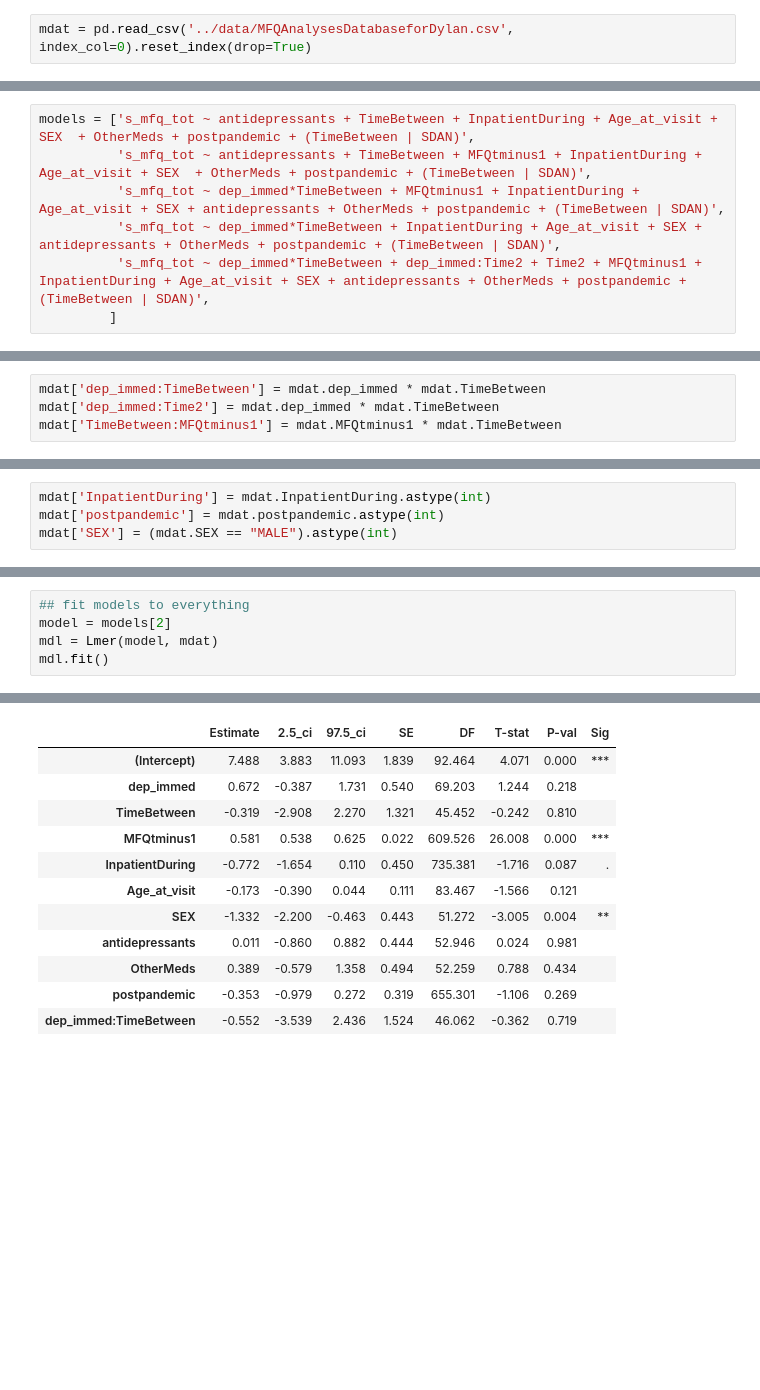
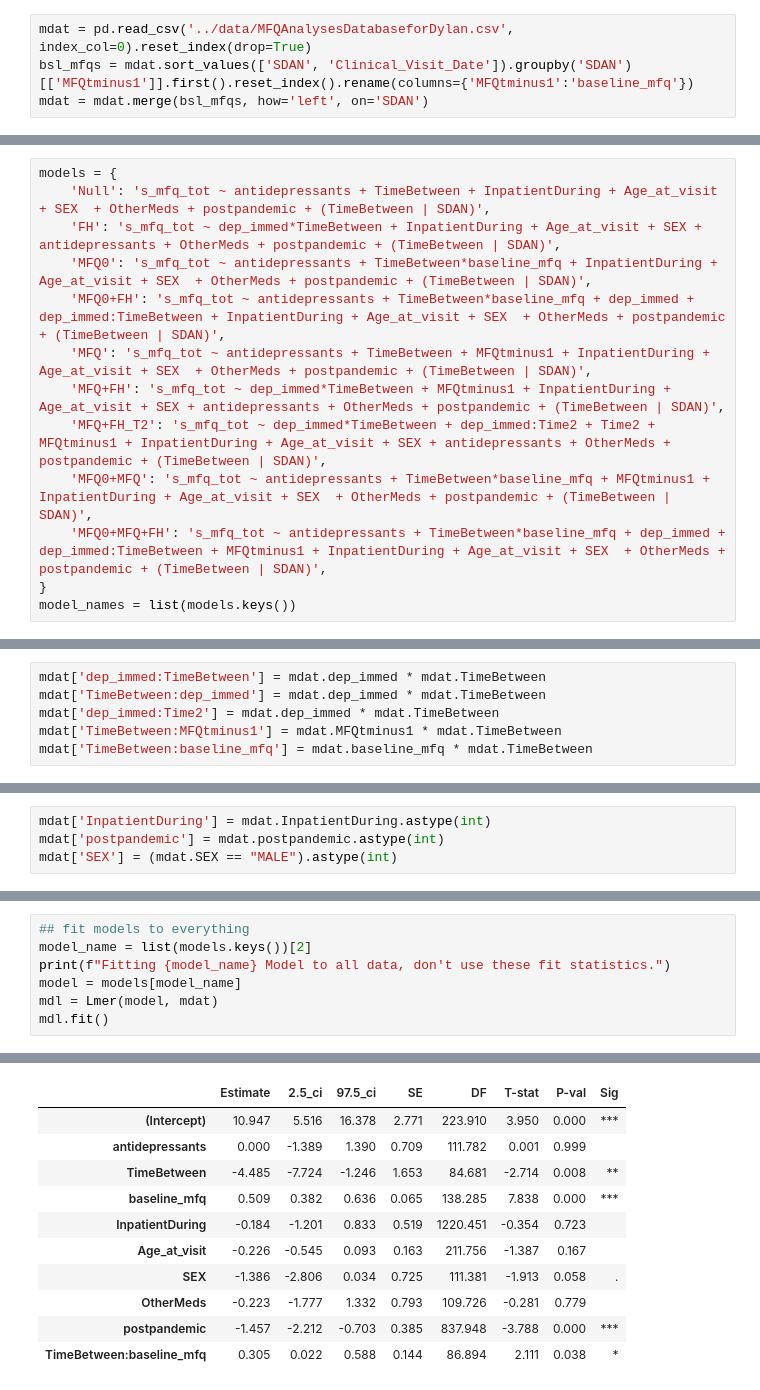
Before and after one commit to lisagorham/Family_History_Project, a Jupyter notebook: notebooks/get_cv_predictions.ipynb, the cells around one changed output, grey strips where cells are left out. Cells and saved outputs as stored; diff of their text form; blank space fills up the shorter version.

```diff
--- a/notebooks/get_cv_predictions.ipynb
+++ b/notebooks/get_cv_predictions.ipynb
@@ -269,13 +546,21 @@ Notes:
 # deal with mfq predictions
 # %%
 mdat = pd.read_csv('../data/MFQAnalysesDatabaseforDylan.csv', index_col=0).reset_index(drop=True)
+bsl_mfqs = mdat.sort_values(['SDAN', 'Clinical_Visit_Date']).groupby('SDAN')[['MFQtminus1']].first().reset_index().rename(columns={'MFQtminus1':'baseline_mfq'})
+mdat = mdat.merge(bsl_mfqs, how='left', on='SDAN')
 # %%
 mdat['TimeBetween'] = mdat.TimeBetween / 365
 mdat['Time2'] = mdat.TimeBetween ** 2
 # %%
-models = ['s_mfq_tot ~ antidepressants + TimeBetween + InpatientDuring + Age_at_visit + SEX  + OtherMeds + postpandemic + (TimeBetween | SDAN)',
-          's_mfq_tot ~ antidepressants + TimeBetween + MFQtminus1 + InpatientDuring + Age_at_visit + SEX  + OtherMeds + postpandemic + (TimeBetween | SDAN)',
-          's_mfq_tot ~ dep_immed*TimeBetween + MFQtminus1 + InpatientDuring + Age_at_visit + SEX + antidepressants + OtherMeds + postpandemic + (TimeBetween | SDAN)',
-          's_mfq_tot ~ dep_immed*TimeBetween + InpatientDuring + Age_at_visit + SEX + antidepressants + OtherMeds + postpandemic + (TimeBetween | SDAN)',
-          's_mfq_tot ~ dep_immed*TimeBetween + dep_immed:Time2 + Time2 + MFQtminus1 + InpatientDuring + Age_at_visit + SEX + antidepressants + OtherMeds + postpandemic + (TimeBetween | SDAN)',
-         ]
+models = {
+    'Null': 's_mfq_tot ~ antidepressants + TimeBetween + InpatientDuring + Age_at_visit + SEX  + OtherMeds + postpandemic + (TimeBetween | SDAN)',
+    'FH': 's_mfq_tot ~ dep_immed*TimeBetween + InpatientDuring + Age_at_visit + SEX + antidepressants + OtherMeds + postpandemic + (TimeBetween | SDAN)',
+    'MFQ0': 's_mfq_tot ~ antidepressants + TimeBetween*baseline_mfq + InpatientDuring + Age_at_visit + SEX  + OtherMeds + postpandemic + (TimeBetween | SDAN)',
+    'MFQ0+FH': 's_mfq_tot ~ antidepressants + TimeBetween*baseline_mfq + dep_immed + dep_immed:TimeBetween + InpatientDuring + Age_at_visit + SEX  + OtherMeds + postpandemic + (TimeBetween | SDAN)',
+    'MFQ': 's_mfq_tot ~ antidepressants + TimeBetween + MFQtminus1 + InpatientDuring + Age_at_visit + SEX  + OtherMeds + postpandemic + (TimeBetween | SDAN)',
+    'MFQ+FH': 's_mfq_tot ~ dep_immed*TimeBetween + MFQtminus1 + InpatientDuring + Age_at_visit + SEX + antidepressants + OtherMeds + postpandemic + (TimeBetween | SDAN)',
+    'MFQ+FH_T2': 's_mfq_tot ~ dep_immed*TimeBetween + dep_immed:Time2 + Time2 + MFQtminus1 + InpatientDuring + Age_at_visit + SEX + antidepressants + OtherMeds + postpandemic + (TimeBetween | SDAN)',
+    'MFQ0+MFQ': 's_mfq_tot ~ antidepressants + TimeBetween*baseline_mfq + MFQtminus1 + InpatientDuring + Age_at_visit + SEX  + OtherMeds + postpandemic + (TimeBetween | SDAN)',
+    'MFQ0+MFQ+FH': 's_mfq_tot ~ antidepressants + TimeBetween*baseline_mfq + dep_immed + dep_immed:TimeBetween + MFQtminus1 + InpatientDuring + Age_at_visit + SEX  + OtherMeds + postpandemic + (TimeBetween | SDAN)',
+}
+model_names = list(models.keys())
@@ -287,7 +567,9 @@ mdat.query("s_mfq_tot > 26")
 # %%
 mdat['dep_immed:TimeBetween'] = mdat.dep_immed * mdat.TimeBetween
+mdat['TimeBetween:dep_immed'] = mdat.dep_immed * mdat.TimeBetween
 mdat['dep_immed:Time2'] = mdat.dep_immed * mdat.TimeBetween
 mdat['TimeBetween:MFQtminus1'] = mdat.MFQtminus1 * mdat.TimeBetween
+mdat['TimeBetween:baseline_mfq'] = mdat.baseline_mfq * mdat.TimeBetween
 # %%
 # make sure there aren't any nulls
 assert mdat.isnull().sum().max() == 0
@@ -400,6 +904,8 @@ Fixed effects:
 # %%
 ## fit models to everything
-model = models[2]
+model_name = list(models.keys())[2]
+print(f"Fitting {model_name} Model to all data, don't use these fit statistics.")
+model = models[model_name]
 mdl = Lmer(model, mdat)
 mdl.fit()
 # %% [output]
@@ -423,16 +930,15 @@ SDAN  (Intercept)  TimeBetween -0.482
 
 Fixed effects:
 |  | Estimate | 2.5_ci | 97.5_ci | SE | DF | T-stat | P-val | Sig |
-| (Intercept) | 7.488 | 3.883 | 11.093 | 1.839 | 92.464 | 4.071 | 0.000 | *** |
-| dep_immed | 0.672 | -0.387 | 1.731 | 0.540 | 69.203 | 1.244 | 0.218 |  |
-| TimeBetween | -0.319 | -2.908 | 2.270 | 1.321 | 45.452 | -0.242 | 0.810 |  |
-| MFQtminus1 | 0.581 | 0.538 | 0.625 | 0.022 | 609.526 | 26.008 | 0.000 | *** |
-| InpatientDuring | -0.772 | -1.654 | 0.110 | 0.450 | 735.381 | -1.716 | 0.087 | . |
-| Age_at_visit | -0.173 | -0.390 | 0.044 | 0.111 | 83.467 | -1.566 | 0.121 |  |
-| SEX | -1.332 | -2.200 | -0.463 | 0.443 | 51.272 | -3.005 | 0.004 | ** |
-| antidepressants | 0.011 | -0.860 | 0.882 | 0.444 | 52.946 | 0.024 | 0.981 |  |
-| OtherMeds | 0.389 | -0.579 | 1.358 | 0.494 | 52.259 | 0.788 | 0.434 |  |
-| postpandemic | -0.353 | -0.979 | 0.272 | 0.319 | 655.301 | -1.106 | 0.269 |  |
-| dep_immed:TimeBetween | -0.552 | -3.539 | 2.436 | 1.524 | 46.062 | -0.362 | 0.719 |  |
+| (Intercept) | 10.947 | 5.516 | 16.378 | 2.771 | 223.910 | 3.950 | 0.000 | *** |
+| antidepressants | 0.000 | -1.389 | 1.390 | 0.709 | 111.782 | 0.001 | 0.999 |  |
+| TimeBetween | -4.485 | -7.724 | -1.246 | 1.653 | 84.681 | -2.714 | 0.008 | ** |
+| baseline_mfq | 0.509 | 0.382 | 0.636 | 0.065 | 138.285 | 7.838 | 0.000 | *** |
+| InpatientDuring | -0.184 | -1.201 | 0.833 | 0.519 | 1220.451 | -0.354 | 0.723 |  |
+| Age_at_visit | -0.226 | -0.545 | 0.093 | 0.163 | 211.756 | -1.387 | 0.167 |  |
+| SEX | -1.386 | -2.806 | 0.034 | 0.725 | 111.381 | -1.913 | 0.058 | . |
+| OtherMeds | -0.223 | -1.777 | 1.332 | 0.793 | 109.726 | -0.281 | 0.779 |  |
+| postpandemic | -1.457 | -2.212 | -0.703 | 0.385 | 837.948 | -3.788 | 0.000 | *** |
+| TimeBetween:baseline_mfq | 0.305 | 0.022 | 0.588 | 0.144 | 86.894 | 2.111 | 0.038 | * |
 # %%
 ## fit models to everything
```
Also changed, not shown: parts of 70 cells of this notebook, 2 other files.
